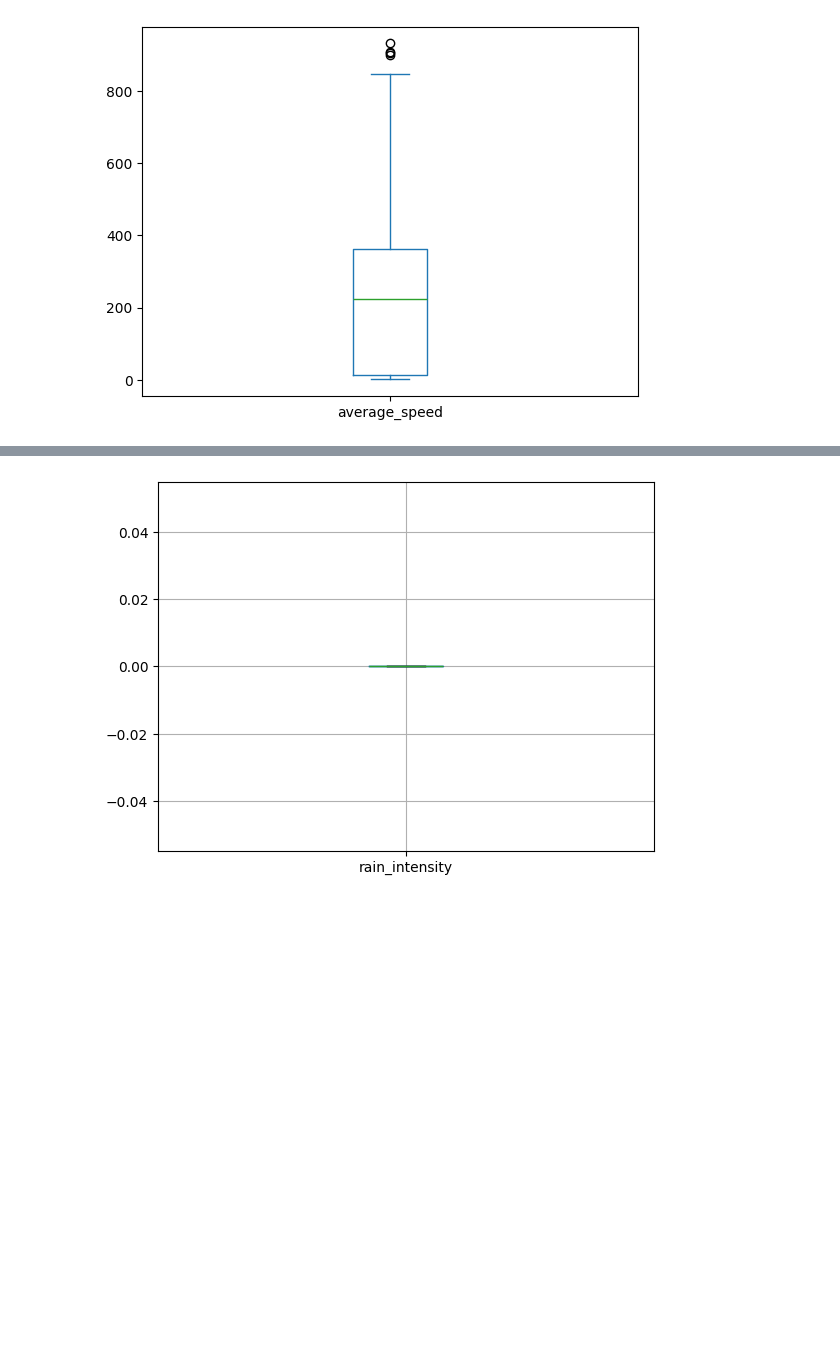
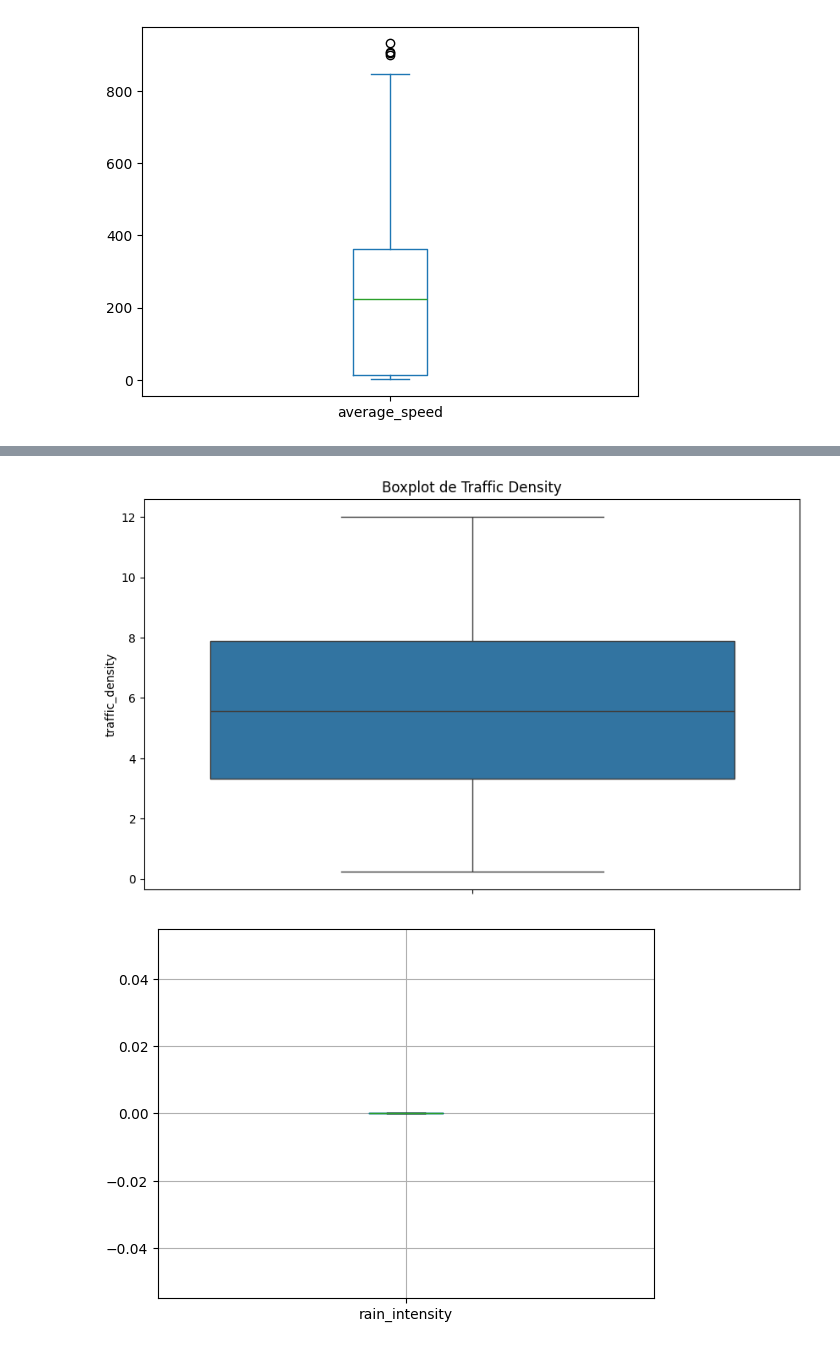
Before and after one commit to sofiapontesl/dataset_transito_trilha, a Jupyter notebook: data_set_transito.ipynb, the cells around one changed output, grey strips where cells are left out. Saved outputs shown, nothing was run; the diff lists cells and outputs as text; code cells hidden in the pictures; blank space fills up the shorter version.

```diff
--- a/data_set_transito.ipynb
+++ b/data_set_transito.ipynb
@@ -86,3 +107,10 @@ plt.show()
+# %%
+plt.figure(figsize=(10, 6))
+sns.boxplot(data=ds, y='traffic_density', showfliers=False)
+plt.title('Boxplot de Traffic Density')
+plt.show()
+# %% [output]
+[figure, added]
 # %%
 ds.boxplot(column="rain_intensity")
 plt.show()
```
Also changed, not shown: parts of 7 cells of this notebook, 1 other file.
